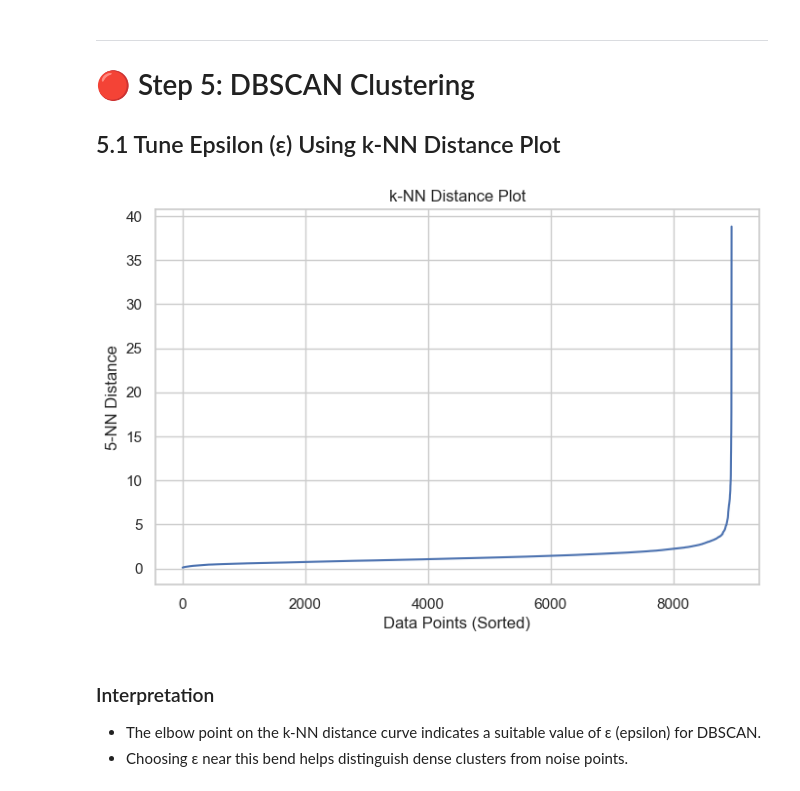
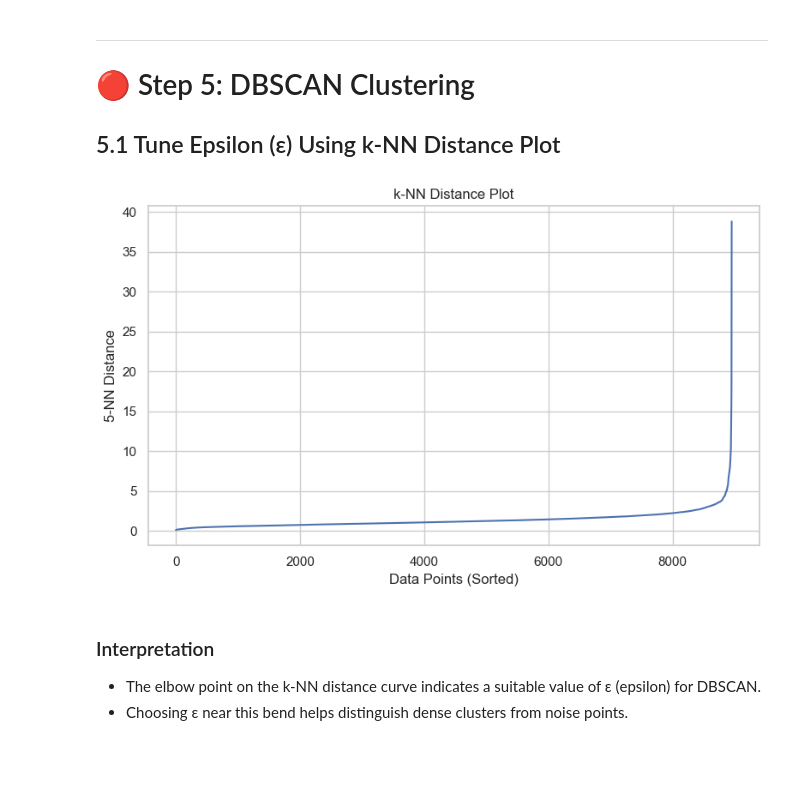
Before and after one commit to PareeSojitra0803/CreditCard_Segmentation_Unsupervised_Learning, a Jupyter notebook: notebooks/CreditCardSegmentation_UnsupervisedLearning.ipynb, the cells around one changed output. Drawn from its saved outputs; the diff is of its cells as text; code cells hidden in the pictures; blank space fills up the shorter version.

```diff
--- a/notebooks/CreditCardSegmentation_UnsupervisedLearning.ipynb
+++ b/notebooks/CreditCardSegmentation_UnsupervisedLearning.ipynb
@@ -827,22 +826,24 @@ agg_profile
 # %%
 # k-NN Distance Plot
 
 neighbors = NearestNeighbors(n_neighbors=5)
 neighbors_fit = neighbors.fit(cc_scaled)
 distances, indices = neighbors_fit.kneighbors(cc_scaled)
 distances = np.sort(distances[:, 4])
 
 plt.figure(figsize=(8,5))
 
 plt.plot(distances)
 plt.xlabel("Data Points (Sorted)")
 plt.ylabel("5-NN Distance")
 plt.title("k-NN Distance Plot")
 
 plt.grid(True)
+plt.tight_layout()
+plt.savefig("../screenshots/05_dbscan_knn_distance.png", dpi=300, bbox_inches="tight")
 plt.show()
 # %% [output]
-[figure, old version]
+[figure, new version]
 # %% [markdown]
 ###  Interpretation
 
```
Also changed, not shown: parts of 3 cells of this notebook, 5 other files.
